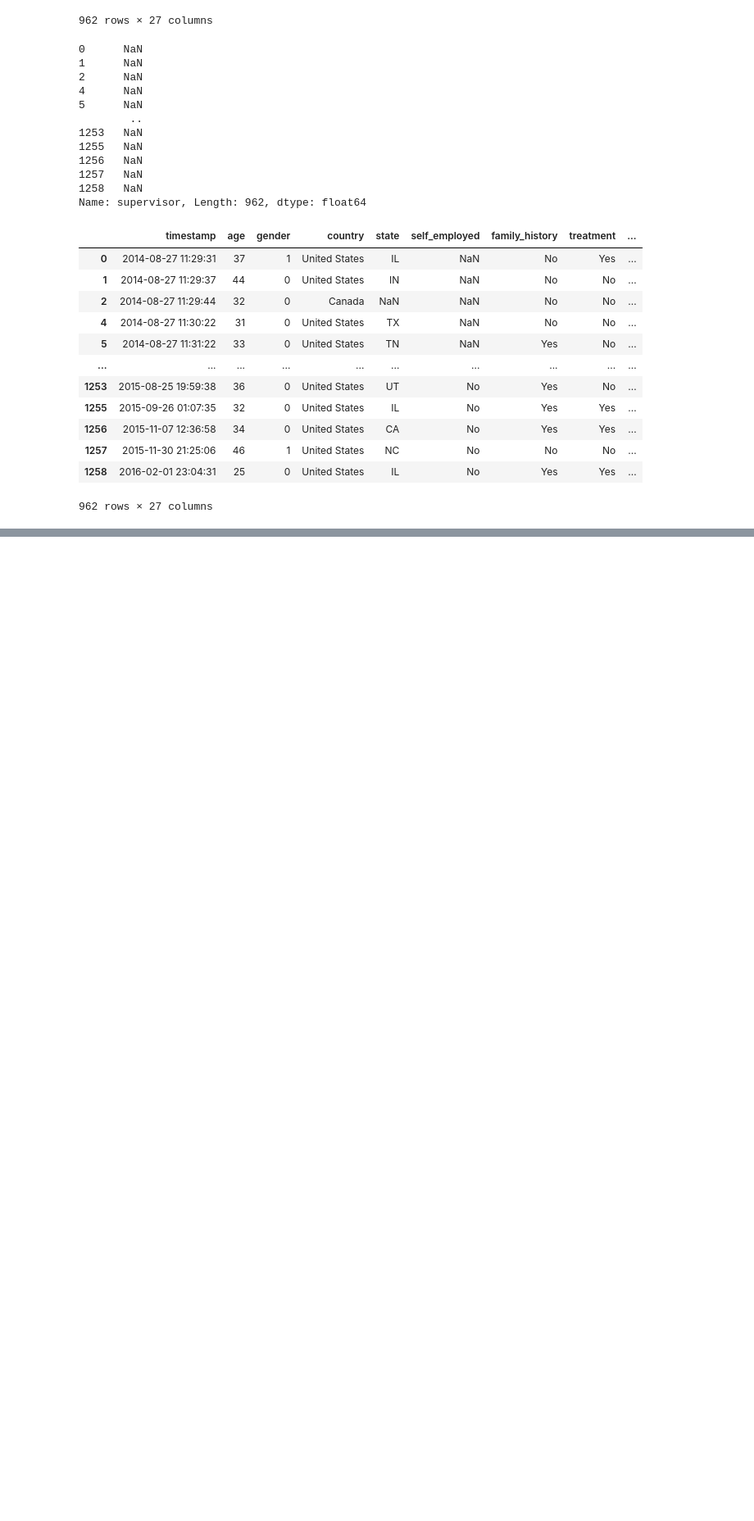
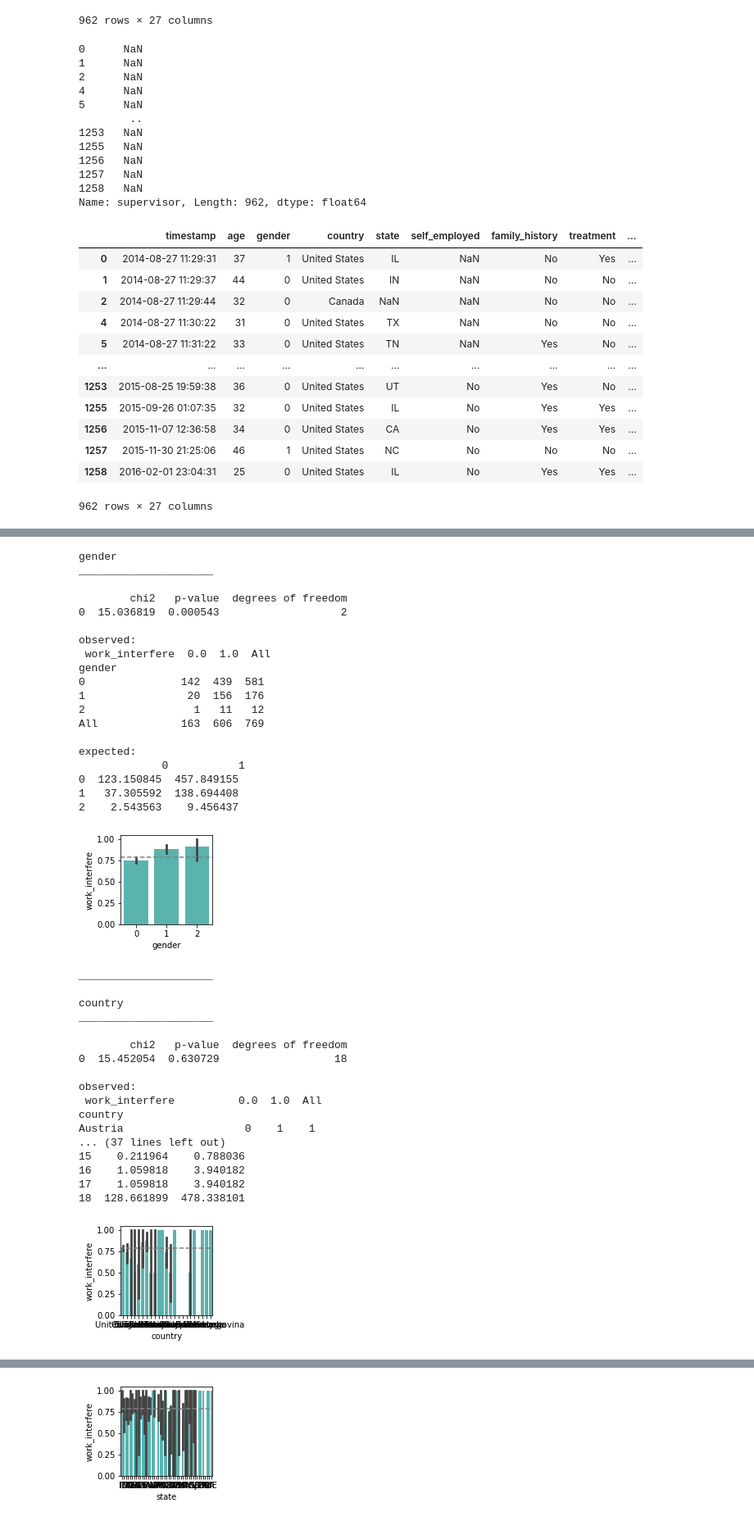
Before and after one commit to Mental-Health-In-Tech/tech-blues-capstone, a Jupyter notebook: parkers_notebook.ipynb, the cells around one changed output, grey strips where cells are left out. Shown at 82% size. Saved outputs shown, nothing was run; the diff lists cells and outputs as text; code cells hidden in the pictures; blank space fills up the shorter version.

Commit message:
explore

```diff
--- a/parkers_notebook.ipynb
+++ b/parkers_notebook.ipynb
@@ -190,0 +303,54 @@ survey_og
+# %%
+def remove_outlier_IQR(df):
+    Q1=df.quantile(0.25)
+    Q3=df.quantile(0.75)
+    IQR=Q3-Q1
+    df_final=df[~((df<(Q1-1.5*IQR)) | (df>(Q3+1.5*IQR)))]
+    return df_final
+# %%
+survey_og['age'] = remove_outlier_IQR(survey_og['age'])
+# %%
+cat_vars = survey_og.drop(columns = ['timestamp','age', 'comments'])
+# %%
+quant_vars = pd.DataFrame(survey_og['age'])
+# %%
+tyler_explore.explore_bivariate(survey_og, 'work_interfere', cat_vars.columns, quant_vars.columns)
+# %% [output]
+gender
+_____________________
+
+        chi2   p-value  degrees of freedom
+0  15.036819  0.000543                   2
+
+observed:
+ work_interfere  0.0  1.0  All
+gender
+0               142  439  581
+1                20  156  176
+2                 1   11   12
+All             163  606  769
+
+expected:
+             0           1
+0  123.150845  457.849155
+1   37.305592  138.694408
+2    2.543563    9.456437
+[figure, added]
+_____________________
+
+country
+_____________________
+
+        chi2   p-value  degrees of freedom
+0  15.452054  0.630729                  18
+
+observed:
+ work_interfere          0.0  1.0  All
+country
+Austria                   0    1    1
+... (37 lines left out)
+15    0.211964    0.788036
+16    1.059818    3.940182
+17    1.059818    3.940182
+18  128.661899  478.338101
+[figure, added]
@@ -190,0 +374 @@ survey_og
+[figure, added]
```
Also changed, not shown: parts of 16 cells of this notebook, 1 other file.
